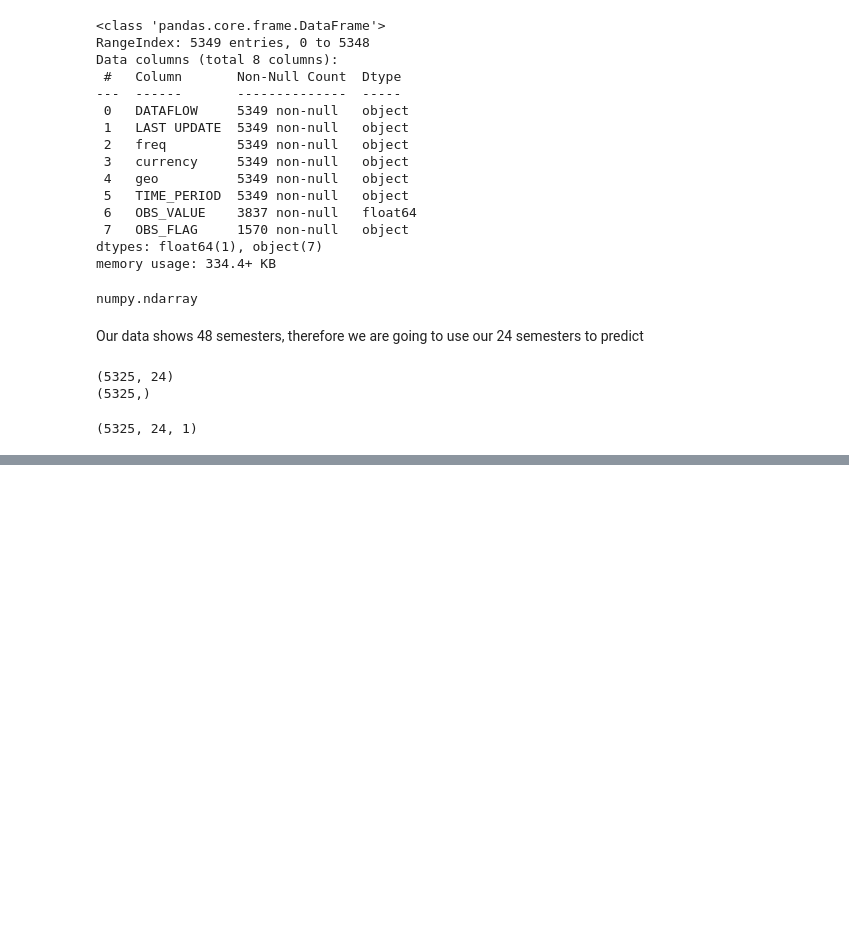
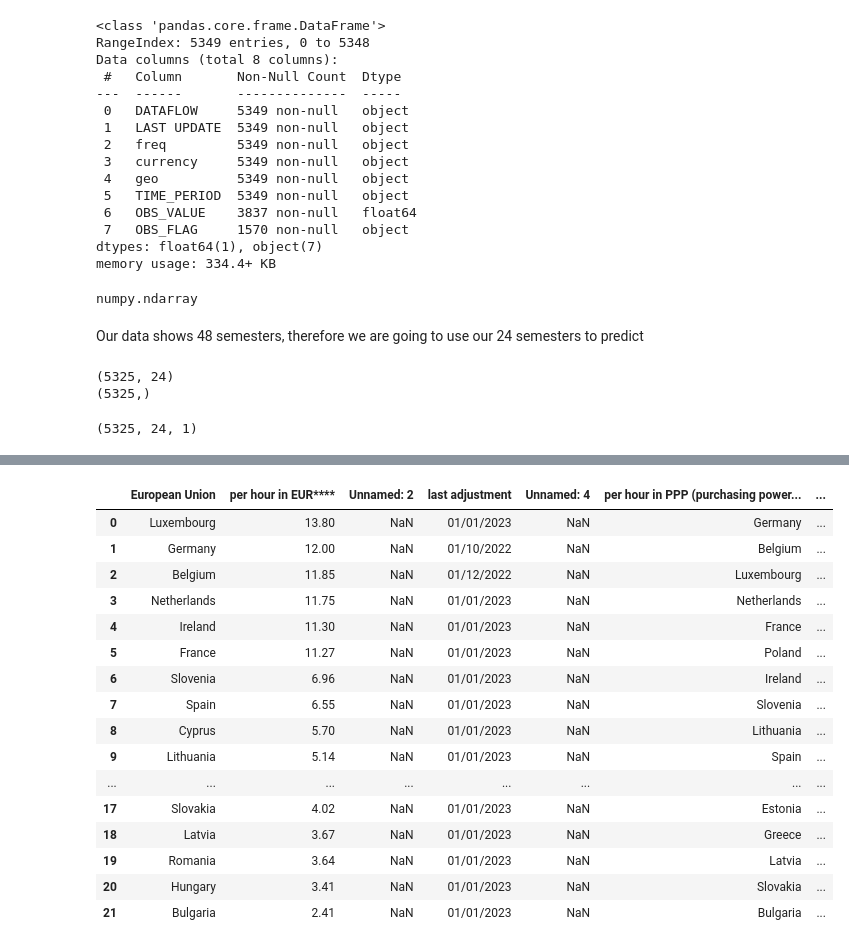
Before and after one commit to jlac23/IntegratedCA1-Sem2-MScDA, a Jupyter notebook: 2020092AdvDA.ipynb, the cells around one changed output, grey strips where cells are left out. Cells and saved outputs as stored; diff of their text form; code cells hidden in the pictures; blank space fills up the shorter version.

```diff
--- a/2020092AdvDA.ipynb
+++ b/2020092AdvDA.ipynb
@@ -132,3 +149,22 @@ rnn.fit(x_td, y_td, epochs = 100, batch_size =32)
 # %%
-testdata = pd.read_csv('')
-testdata = testdata.iloc[:,6].values
+testdata = pd.read_csv('mweu.csv')
+# %%
+testdata
+# %% [output]
+|  | European Union | per hour in EUR**** | Unnamed: 2 | last adjustment | Unnamed: 4 | per hour in PPP (purchasing power... | ... |
+| 0 | Luxembourg | 13.80 | NaN | 01/01/2023 | NaN | Germany | ... |
+| 1 | Germany | 12.00 | NaN | 01/10/2022 | NaN | Belgium | ... |
+| 2 | Belgium | 11.85 | NaN | 01/12/2022 | NaN | Luxembourg | ... |
+| 3 | Netherlands | 11.75 | NaN | 01/01/2023 | NaN | Netherlands | ... |
+| 4 | Ireland | 11.30 | NaN | 01/01/2023 | NaN | France | ... |
+| 5 | France | 11.27 | NaN | 01/01/2023 | NaN | Poland | ... |
+| 6 | Slovenia | 6.96 | NaN | 01/01/2023 | NaN | Ireland | ... |
+| 7 | Spain | 6.55 | NaN | 01/01/2023 | NaN | Slovenia | ... |
+| 8 | Cyprus | 5.70 | NaN | 01/01/2023 | NaN | Lithuania | ... |
+| 9 | Lithuania | 5.14 | NaN | 01/01/2023 | NaN | Spain | ... |
+| ... | ... | ... | ... | ... | ... | ... | ... |
+| 17 | Slovakia | 4.02 | NaN | 01/01/2023 | NaN | Estonia | ... |
+| 18 | Latvia | 3.67 | NaN | 01/01/2023 | NaN | Greece | ... |
+| 19 | Romania | 3.64 | NaN | 01/01/2023 | NaN | Latvia | ... |
+| 20 | Hungary | 3.41 | NaN | 01/01/2023 | NaN | Slovakia | ... |
+| 21 | Bulgaria | 2.41 | NaN | 01/01/2023 | NaN | Bulgaria | ... |
```
Also changed, not shown: parts of 24 cells of this notebook.
